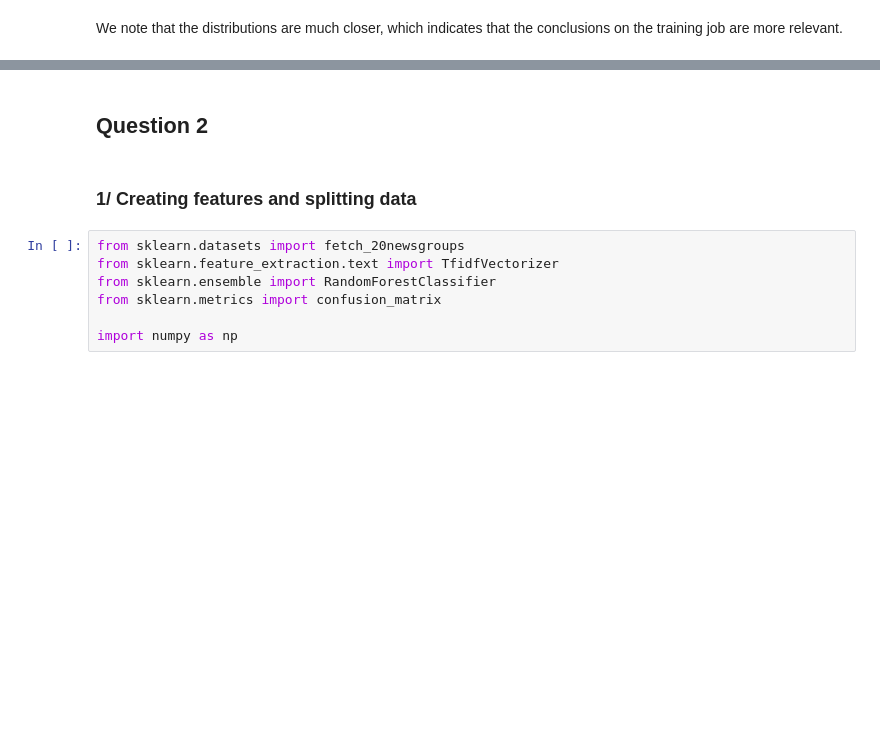
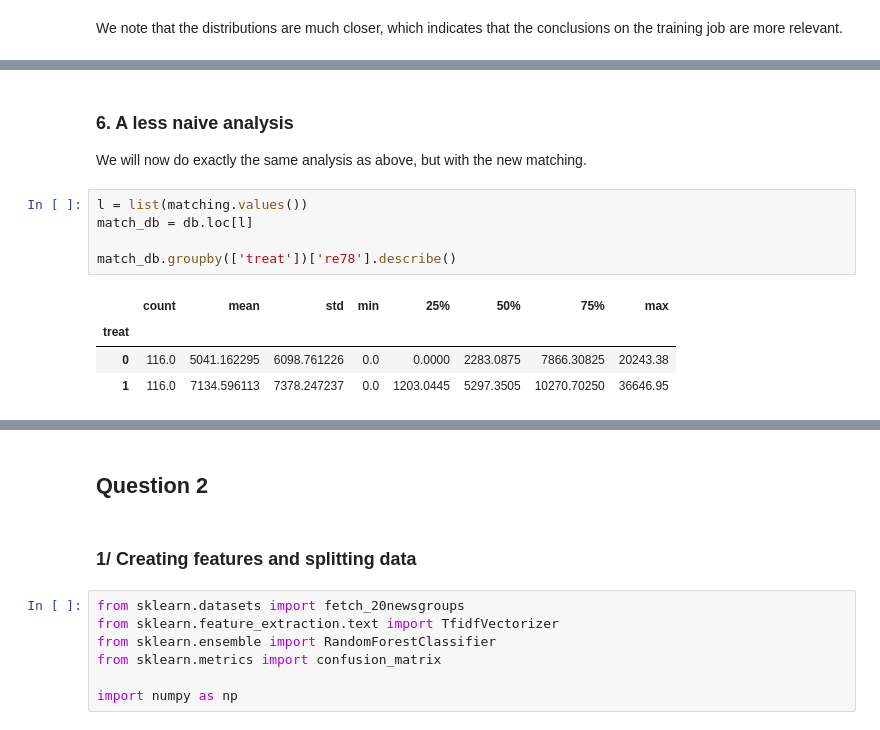
Before and after one commit to Redouane-Elghazi/ADA_ENPantouFLeS, a Jupyter notebook: HW4/hw4.ipynb, the cells around one changed output, grey strips where cells are left out. Cells and saved outputs as stored; diff of their text form; blank space fills up the shorter version.

```diff
--- a/HW4/hw4.ipynb
+++ b/HW4/hw4.ipynb
@@ -435,0 +415,14 @@ We note that the distributions are much closer, which indicates that the conclus
+# %% [markdown]
+### 6. A less naive analysis
+
+We will now do exactly the same analysis as above, but with the new matching.
+# %%
+l = list(matching.values())
+match_db = db.loc[l]
+
+match_db.groupby(['treat'])['re78'].describe()
+# %% [output]
+|  | count | mean | std | min | 25% | 50% | 75% | max |
+| treat |  |  |  |  |  |  |  |  |
+| 0 | 116.0 | 5041.162295 | 6098.761226 | 0.0 | 0.0000 | 2283.0875 | 7866.30825 | 20243.38 |
+| 1 | 116.0 | 7134.596113 | 7378.247237 | 0.0 | 1203.0445 | 5297.3505 | 10270.70250 | 36646.95 |
```
Also changed, not shown: parts of 21 cells of this notebook.
